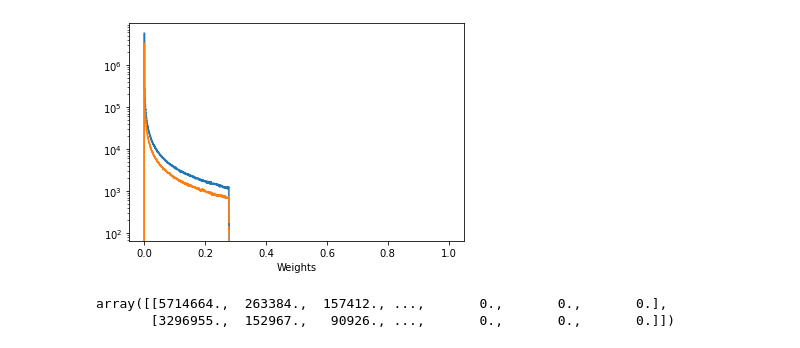
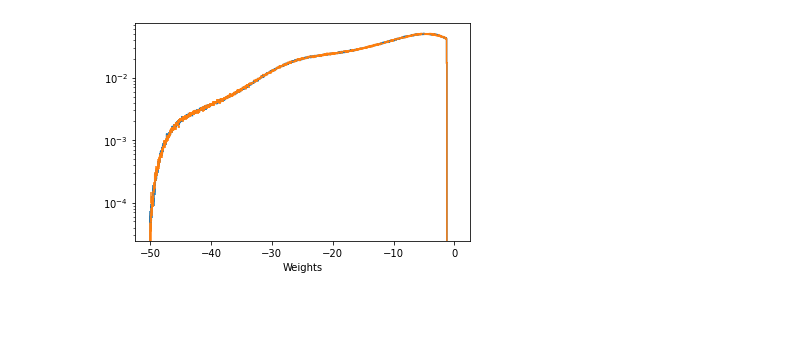
Before and after one commit to b2g-nano/TTbarAllHadUproot, a Jupyter notebook: weights_analysis.ipynb, the cells around one changed output. Cells and saved outputs as stored; diff of their text form; code cells hidden in the pictures; blank space fills up the shorter version.

Commit message:
Further digging into weights

```diff
--- a/weights_analysis.ipynb
+++ b/weights_analysis.ipynb
@@ -38,7 +38,7 @@ fileset["2016APV"] = fileset["2016APV"] + [*infiles2]
 # %%
 class Counter(processor.ProcessorABC):
     def __init__(self ):
-        weights_axis = hist.axis.Regular(1000, 0, 1, name="w", label="Weights")
+        weights_axis = hist.axis.Regular(1000, -50,0, name="w", label="Weights")
         dataset_axis = hist.axis.StrCategory([], growth=True, name="dataset", label="Primary dataset")
 
         ### Plots of things during the selection process / for debugging with fine binning
@@ -59,7 +59,7 @@ class Counter(processor.ProcessorABC):
     def process(self, events):
         dataset = events.metadata['dataset']
 
-        self.hists['w'].fill( dataset=dataset, w=events["Generator"].weight )
+        self.hists['w'].fill( dataset=dataset, w=np.log(events["Generator"].weight) )
 
         if ak.any( events["Generator"].weight > 1.0 ):
             print("Weird events: ", events["Generator"].weight)
@@ -83,12 +83,7 @@ output = run(
     processor_instance=Counter(),
 )
 # %%
-output['w'].plot()
+output['w'].plot(density=True)
 plt.yscale("log")
 # %% [output]
-[figure, old version]
+[figure, new version]
-# %%
-output["w"].values()
-# %% [output]
-array([[5714664.,  263384.,  157412., ...,       0.,       0.,       0.],
-       [3296955.,  152967.,   90926., ...,       0.,       0.,       0.]])
```
Also changed, not shown: parts of 1 cell of this notebook, 1 other file.
